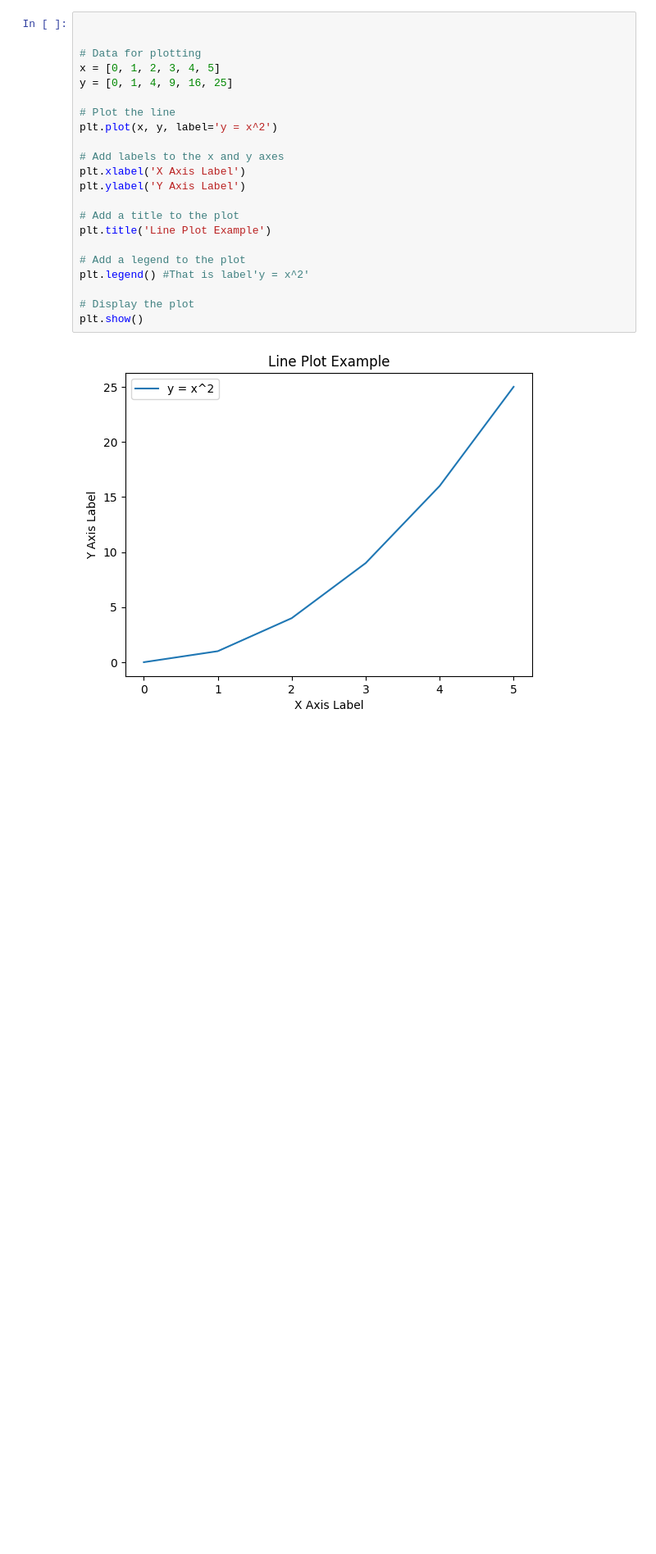
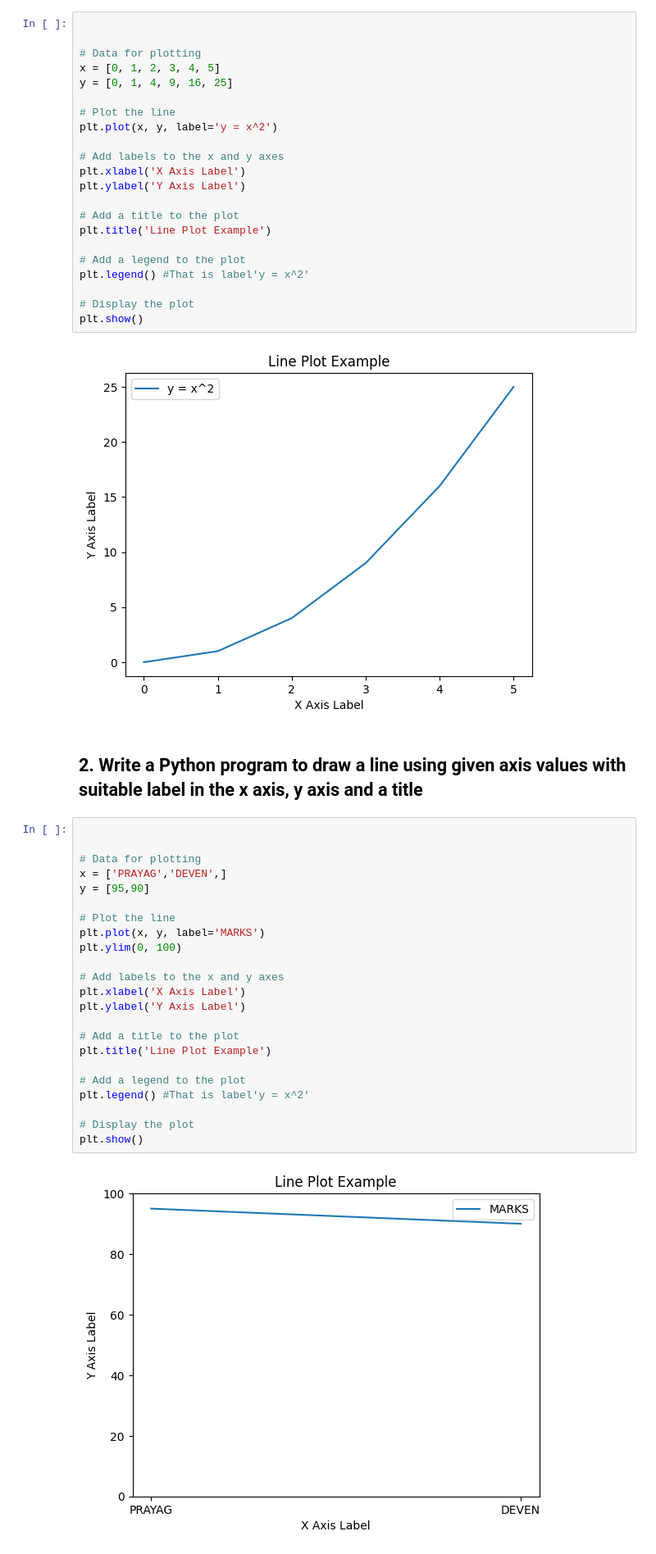
Before and after one commit to Prayag321/Python-libraries, a Jupyter notebook: matplotlib/matplotlib.ipynb, the cells around one changed output. Shown at 82% size. Saved outputs shown, nothing was run; the diff lists cells and outputs as text; blank space fills up the shorter version.

Commit message:
[PRAYAG] Add: Python program to draw a line using given axis values with suitable label in the x axis , y axis and a title

```diff
--- a/matplotlib/matplotlib.ipynb
+++ b/matplotlib/matplotlib.ipynb
@@ -36,3 +36,30 @@ plt.legend() #That is label'y = x^2'
 plt.show()
 # %% [output]
 [figure]
+# %% [markdown]
+## 2. Write a Python program to draw a line using given axis values with suitable label in the x axis, y axis and a title
+# %%
+
+
+# Data for plotting
+x = ['PRAYAG','DEVEN',]
+y = [95,90]
+
+# Plot the line
+plt.plot(x, y, label='MARKS')
+plt.ylim(0, 100)
+
+# Add labels to the x and y axes
+plt.xlabel('X Axis Label')
+plt.ylabel('Y Axis Label')
+
+# Add a title to the plot
+plt.title('Line Plot Example')
+
+# Add a legend to the plot
+plt.legend() #That is label'y = x^2'
+
+# Display the plot
+plt.show()
+# %% [output]
+[figure, added]
```
